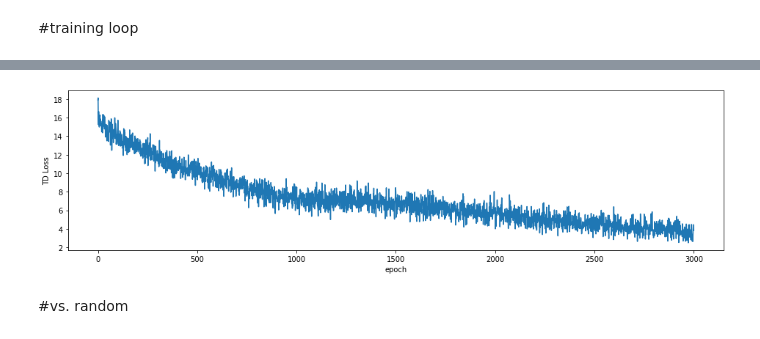
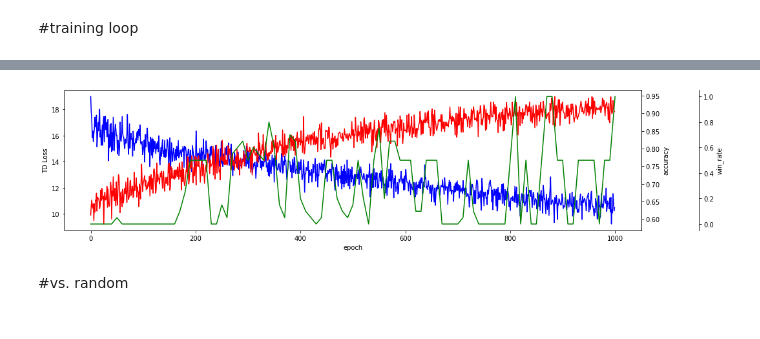
Before and after one commit to hiro201025/othello_AI, a Jupyter notebook: RLpn_DQN_Pytorch.ipynb, the cells around one changed output, grey strips where cells are left out. Cells and saved outputs as stored; diff of their text form; code cells hidden in the pictures.

```diff
--- a/RLpn_DQN_Pytorch.ipynb
+++ b/RLpn_DQN_Pytorch.ipynb
@@ -44,9 +44,10 @@ SL_PARAM_PATH = os.path.join(CUR_PATH, "SLpn_params", f"{SL_PARAM_NAME}.pth")
 
 #for save params of policy model
 MODEL_NAME = "dqn_conv4"
-No = 22 #01: determinism select_action lr 2e-5 2: probability theory one lr->1e-6? 21:vs random determine 22: prob
+No = 24 #01: determinism select_action lr 2e-5 2: probability theory one lr->1e-6? 21:vs random determine 5e-6 5000 ep 22: prob 23 8e-6 5000
 PARAM_NAME = f"RLpn_{MODEL_NAME}_{No}"
 PARAM_PATH = os.path.join(CUR_PATH, "RLpn_params", f"{PARAM_NAME}.pth")
+BEST_PARAM_PATH = os.path.join(CUR_PATH, "RLpn_params", f"{PARAM_NAME}_best.pth")
 # %% [output]
 Drive already mounted at /content/gdrive; to attempt to forcibly remount, call drive.mount("/content/gdrive", force_remount=True).
 # %%
@@ -317,6 +338,6 @@ def select_action(epoch, state, player, policy_model):
 # %%
 e = []
-for i in range(3000):
+for i in range(1000):
   eg = EPS_END + (EPS_START - EPS_END) * math.exp(-1. * i / EPS_DECAY)
   e.append(eg)
 fig, ax = plt.subplots(1, 1, figsize=(16,4))
@@ -446,6 +467,7 @@ def op_select_action(state, player, mode="SLpn"):
 
 
 def vs_play(model, mode="random", battles=num_battle):
+  winrate = [0, 0] #AI: white, black
   model.eval()
   for play in (W, B):
     wincnt = [0, 0] #white, black
@@ -484,6 +506,8 @@ def vs_play(model, mode="random", battles=num_battle):
       winner *= int(reward**2)
       wincnt[winner - 1] += 1
     print(f"test: {color[play-1]}: vs {mode}: win rate: {wincnt[play-1]/sum(wincnt):.2f} placed accuracy: {accuracy[0]/sum(accuracy):.4f}")
+    winrate[play-1] = wincnt[play-1]/sum(wincnt)
+  return winrate
 # %% [markdown]
 #training loop
 # %%
@@ -606,13 +645,37 @@ test: white: vs SLpn: win rate: 0.00 placed accuracy: 0.8992
 test: black: vs SLpn: win rate: 0.00 placed accuracy: 1.0000
 Completed Training!
+# %%
+#linear interpolation of winrate_data
+lnip_winrate_data = []
+#lnip_winrate_data = [x if x%TEST_FREC == 0 else None for x in range(501)]
+lnip_winrate_data[0:] = winrate_data
+#print(lnip_winrate_data)
+st, lt = 0, winrate_data[0]
+for i in range(TEST_FREC, EPOCH+1, TEST_FREC):
+    lt = st
+    st = winrate_data[i]
+    a = (st - lt)/TEST_FREC
+    for j in range(1,TEST_FREC):
+        lnip_winrate_data[i - (TEST_FREC-j-1)%TEST_FREC - 1] = lt + a * j
+#print(lnip_winrate_data)
 # %%
 fig, ax = plt.subplots(1, 1, figsize=(16,4))
 ax.set_xlabel("epoch")
 ax.set_ylabel("TD Loss")
-ax.plot(loss_data)
+ax.plot(loss_data, "b-")
+
+ax1 = ax.twinx()
+ax1.plot(acc_data, "r-")
+ax1.set_ylabel("accuracy")
+
+ax2 = ax.twinx()
+ax2.plot(lnip_winrate_data, "g-")
+ax2.set_ylabel("win_rate")
+ax2.spines["right"].set_position(("axes", 1.1))
+
 plt.show()
 # %% [output]
-[figure, old version]
+[figure, new version]
 # %% [markdown]
 #vs. random
 # %%
```
Also changed, not shown: parts of 5 cells of this notebook.
